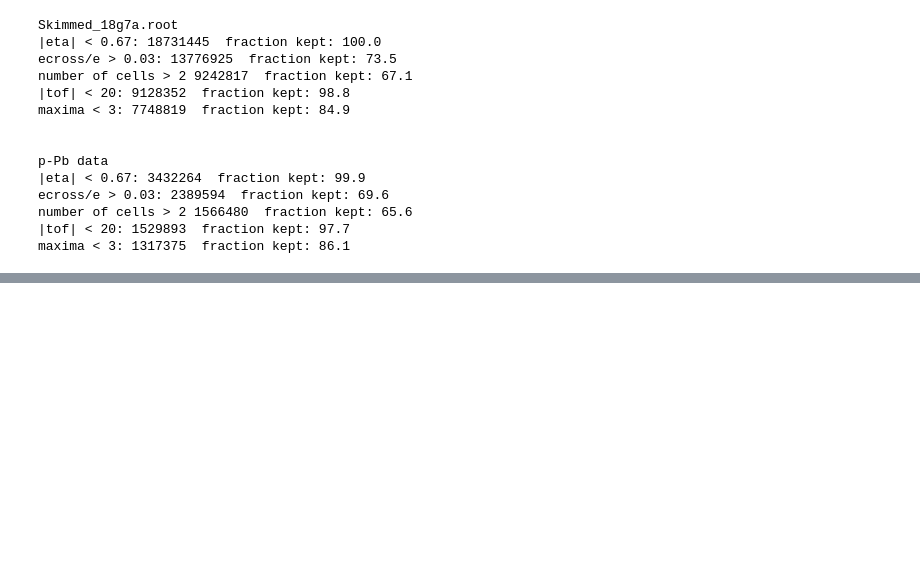
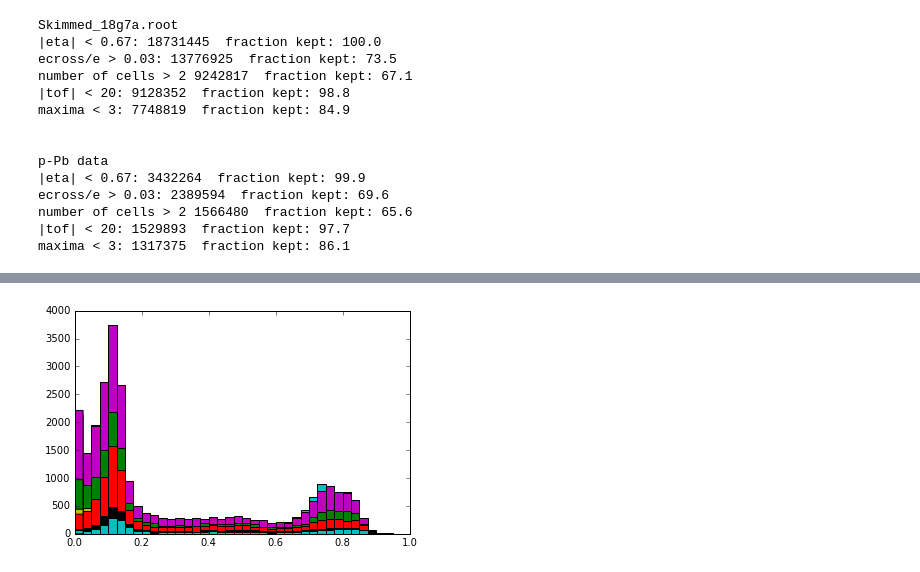
Before and after one commit to josegsoria/Analyses, a Jupyter notebook: Double Ratio Slopes.ipynb, the cells around one changed output, grey strips where cells are left out. Drawn from its saved outputs; the diff is of its cells as text; code cells hidden in the pictures; blank space fills up the shorter version.

```diff
--- a/Double Ratio Slopes.ipynb
+++ b/Double Ratio Slopes.ipynb
@@ -409,0 +765,66 @@ Slope 30.0-40.0 with err: -0.424129211777 , 0.265051576543
+# %%
+#####For Lambda variables#####
+
+i_1_D, j_1_D, _ = plt.hist(mcSignal_18g7a_Hists_04_1_1["cluster_NN1"],bins=40,range=(0,1),weights=mcSignal_18g7a_Hists_04_1_1['weights'])
+k_1_D, l_1_D, _ = plt.hist(pPbHists_04_1_1["cluster_NN1"],bins=40,range=(0,1))
+
+m_1_D, n_1_D, _ = plt.hist(mcSignal_18g7a_Hists_04_5_15_1["cluster_NN1"],bins=40,range=(0,1),weights=mcSignal_18g7a_Hists_04_5_15_1['weights'])
+o_1_D, p_1_D, _ = plt.hist(pPbHists_04_5_15_1["cluster_NN1"],bins=40,range=(0,1))
+
+##############################
+
+i_2_D, j_2_D, _ = plt.hist(mcSignal_18g7a_Hists_04_1_2["cluster_NN1"],bins=40,range=(0,1),weights=mcSignal_18g7a_Hists_04_1_2['weights'])
+k_2_D, l_2_D, _ = plt.hist(pPbHists_04_1_2["cluster_NN1"],bins=40,range=(0,1))
+
+m_2_D, n_2_D, _ = plt.hist(mcSignal_18g7a_Hists_04_5_15_2["cluster_NN1"],bins=40,range=(0,1),weights=mcSignal_18g7a_Hists_04_5_15_2['weights'])
+o_2_D, p_2_D, _ = plt.hist(pPbHists_04_5_15_2["cluster_NN1"],bins=40,range=(0,1))
+
+##############################
+
+i_3_D, j_3_D, _ = plt.hist(mcSignal_18g7a_Hists_04_1_3["cluster_NN1"],bins=40,range=(0,1),weights=mcSignal_18g7a_Hists_04_1_3['weights'])
+k_3_D, l_3_D, _ = plt.hist(pPbHists_04_1_3["cluster_NN1"],bins=40,range=(0,1))
+
+m_3_D, n_3_D, _ = plt.hist(mcSignal_18g7a_Hists_04_5_15_3["cluster_NN1"],bins=40,range=(0,1),weights=mcSignal_18g7a_Hists_04_5_15_3['weights'])
+o_3_D, p_3_D, _ = plt.hist(pPbHists_04_5_15_3["cluster_NN1"],bins=40,range=(0,1))
+
+##############################
+
+i_4_D, j_4_D, _ = plt.hist(mcSignal_18g7a_Hists_04_1_4["cluster_NN1"],bins=40,range=(0,1),weights=mcSignal_18g7a_Hists_04_1_4['weights'])
+k_4_D, l_4_D, _ = plt.hist(pPbHists_04_1_4["cluster_NN1"],bins=40,range=(0,1))
+
+m_4_D, n_4_D, _ = plt.hist(mcSignal_18g7a_Hists_04_5_15_4["cluster_NN1"],bins=40,range=(0,1),weights=mcSignal_18g7a_Hists_04_5_15_4['weights'])
+o_4_D, p_4_D, _ = plt.hist(pPbHists_04_5_15_4["cluster_NN1"],bins=40,range=(0,1))
+
+##############################
+
+i_5_D, j_5_D, _ = plt.hist(mcSignal_18g7a_Hists_04_1_5["cluster_NN1"],bins=40,range=(0,1),weights=mcSignal_18g7a_Hists_04_1_5['weights'])
+k_5_D, l_5_D, _ = plt.hist(pPbHists_04_1_5["cluster_NN1"],bins=40,range=(0,1))
+
+m_5_D, n_5_D, _ = plt.hist(mcSignal_18g7a_Hists_04_5_15_5["cluster_NN1"],bins=40,range=(0,1),weights=mcSignal_18g7a_Hists_04_5_15_5['weights'])
+o_5_D, p_5_D, _ = plt.hist(pPbHists_04_5_15_5["cluster_NN1"],bins=40,range=(0,1))
+
+##############################
+
+i_6_D, j_6_D, _ = plt.hist(mcSignal_18g7a_Hists_04_1_6["cluster_NN1"],bins=40,range=(0,1),weights=mcSignal_18g7a_Hists_04_1_6['weights'])
+k_6_D, l_6_D, _ = plt.hist(pPbHists_04_1_6["cluster_NN1"],bins=40,range=(0,1))
+
+m_6_D, n_6_D, _ = plt.hist(mcSignal_18g7a_Hists_04_5_15_6["cluster_NN1"],bins=40,range=(0,1),weights=mcSignal_18g7a_Hists_04_5_15_6['weights'])
+o_6_D, p_6_D, _ = plt.hist(pPbHists_04_5_15_6["cluster_NN1"],bins=40,range=(0,1))
+
+##############################
+
+i_7_D, j_7_D, _ = plt.hist(mcSignal_18g7a_Hists_04_1_7["cluster_NN1"],bins=40,range=(0,1),weights=mcSignal_18g7a_Hists_04_1_7['weights'])
+k_7_D, l_7_D, _ = plt.hist(pPbHists_04_1_7["cluster_NN1"],bins=40,range=(0,1))
+
+m_7_D, n_7_D, _ = plt.hist(mcSignal_18g7a_Hists_04_5_15_7["cluster_NN1"],bins=40,range=(0,1),weights=mcSignal_18g7a_Hists_04_5_15_7['weights'])
+o_7_D, p_7_D, _ = plt.hist(pPbHists_04_5_15_7["cluster_NN1"],bins=40,range=(0,1))
+
+##############################
+
+i_8_D, j_8_D, _ = plt.hist(mcSignal_18g7a_Hists_04_1_8["cluster_NN1"],bins=40,range=(0,1),weights=mcSignal_18g7a_Hists_04_1_8['weights'])
+k_8_D, l_8_D, _ = plt.hist(pPbHists_04_1_8["cluster_NN1"],bins=40,range=(0,1))
+
+m_8_D, n_8_D, _ = plt.hist(mcSignal_18g7a_Hists_04_5_15_8["cluster_NN1"],bins=40,range=(0,1),weights=mcSignal_18g7a_Hists_04_5_15_8['weights'])
+o_8_D, p_8_D, _ = plt.hist(pPbHists_04_5_15_8["cluster_NN1"],bins=40,range=(0,1))
+# %% [output]
+[figure, added]
```
Also changed, not shown: parts of 19 cells of this notebook.
